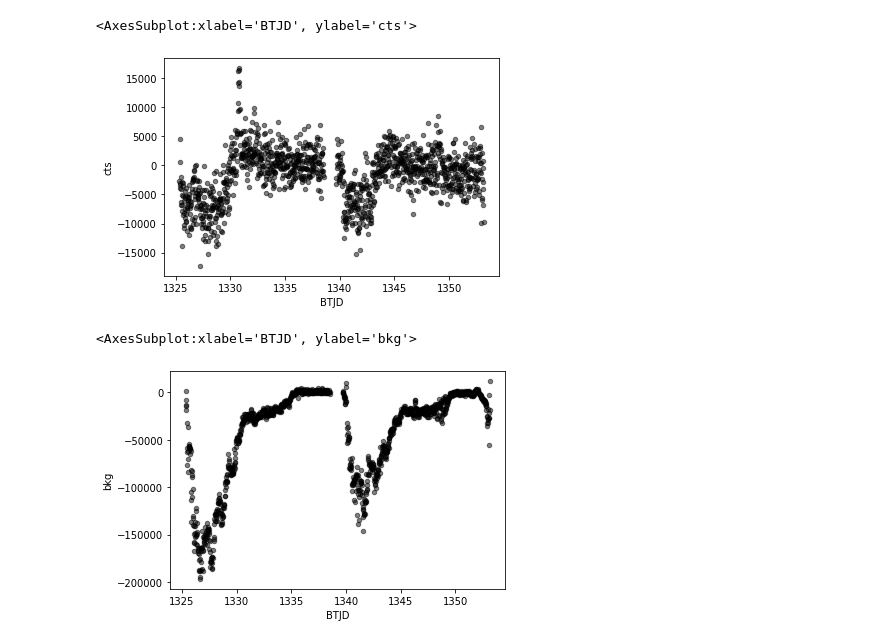
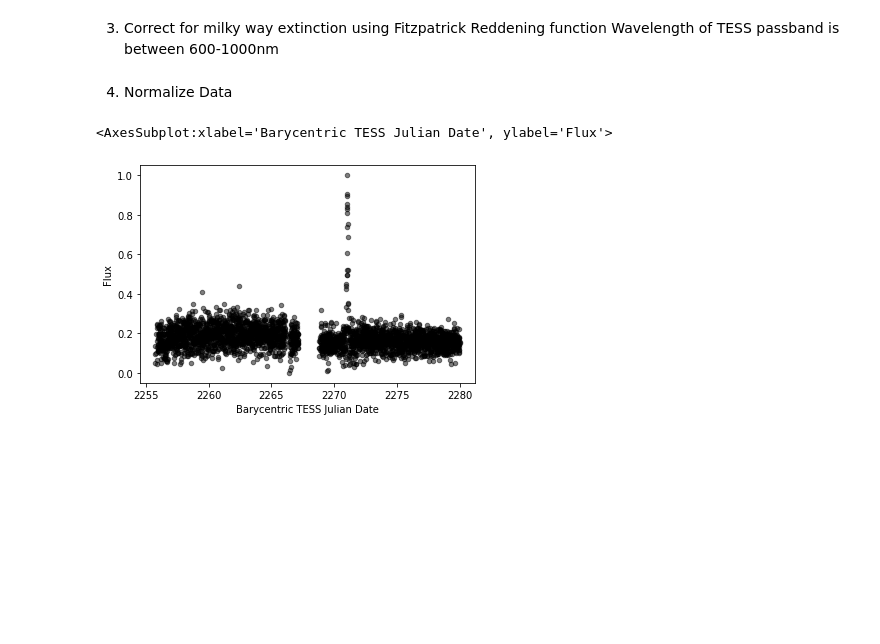
Before and after one commit to halihuang/TESSEpochTime, a Jupyter notebook: main.ipynb, the cells around one changed output. Cells and saved outputs as stored; diff of their text form; code cells hidden in the pictures; blank space fills up the shorter version.

```diff
--- a/main.ipynb
+++ b/main.ipynb
@@ -11,8 +11,12 @@ transient_lst = pd.read_csv("./TESS_data/AT_count_transients_s1-47 (4).txt")
 light_curves = os.listdir("./TESS_data/light_curves_fausnaugh")
 # name = light_curves[random.randint(0, len(light_curves)-1)]
 # print(light_curves[i])
-name = "lc_2018hyq_cleaned"
+name = "lc_2021ffv_cleaned"
 curve = pd.read_csv("./TESS_data/light_curves_fausnaugh/" + name, delim_whitespace=True)
+
+def display_curve(col):
+    curve.plot.scatter(x="BTJD", y=col, c="00000", alpha=0.5, yerr=curve["e_cts"], ylabel="Flux", xlabel="Barycentric TESS Julian Date")
+
 curve
 # %% [output]
 |  | BTJD | TJD | cts | e_cts | bkg | bkg_model | bkg2 | e_bkg2 |
@@ -30,0 +38,7 @@ curve
+# %%
+for _ in range(0, 5):
+    uncert_mean = curve.e_cts.mean()
+    threshold = 3*curve.e_cts.std()
+    curve = curve[np.abs(curve['e_cts'] - uncert_mean) <= threshold]
+
+display_curve("cts")
@@ -30,0 +49,3 @@ curve
+# %%
+curve['no_bkg_cts'] = curve['cts'] - curve['bkg_model']
+display_curve('no_bkg_cts')
@@ -31,10 +54,15 @@ curve
+# %% [markdown]
+3. Correct for milky way extinction using Fitzpatrick Reddening function
+Wavelength of TESS passband is between 600-1000nm
+# %%
+tess_wavelength = 6215 #in armstrongs
+R = 3.1 #extinction law
+curve['unreddended_cts'] = curve.no_bkg_cts
+# %% [markdown]
+4. Normalize Data
 # %%
-curve.plot.scatter(x="BTJD", y="cts", c="00000", alpha=0.5)
+curve['normalized_cts'] = (curve.no_bkg_cts - curve.no_bkg_cts.min()) / (curve.no_bkg_cts.max()-curve.no_bkg_cts.min())
+curve.plot.scatter(x="BTJD", y='normalized_cts', c="00000", alpha=0.5, ylabel="Flux", xlabel="Barycentric TESS Julian Date")
 # %% [output]
-<AxesSubplot:xlabel='BTJD', ylabel='cts'>
+<AxesSubplot:xlabel='Barycentric TESS Julian Date', ylabel='Flux'>
-[figure, old version]
+[figure, new version]
-# %%
-curve.plot.scatter(x="BTJD", y="bkg", c="00000", alpha=0.5)
-# %% [output]
-<AxesSubplot:xlabel='BTJD', ylabel='bkg'>
-[figure, removed]
```
Also changed, not shown: parts of 8 cells of this notebook, 2 other files.
